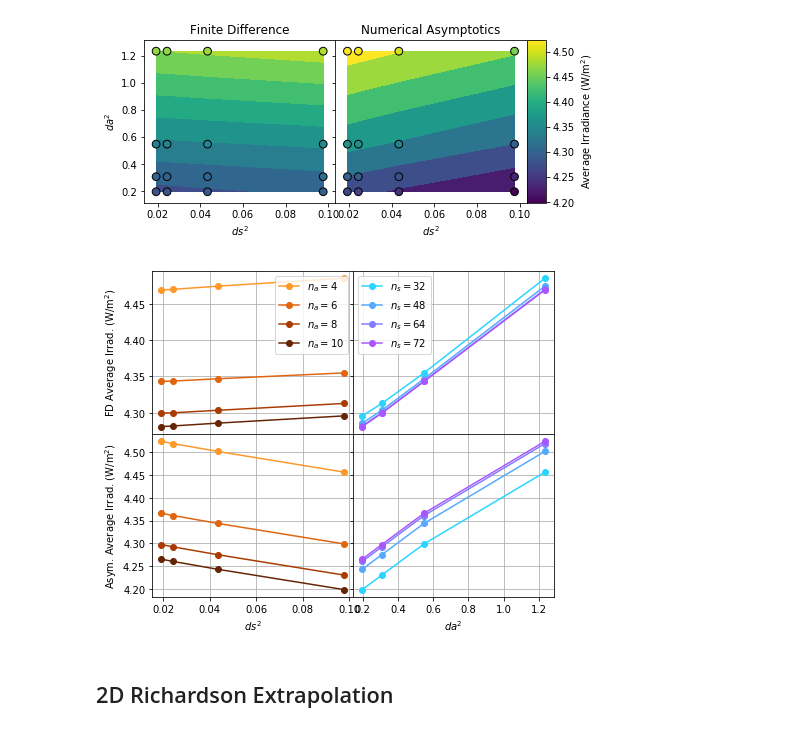
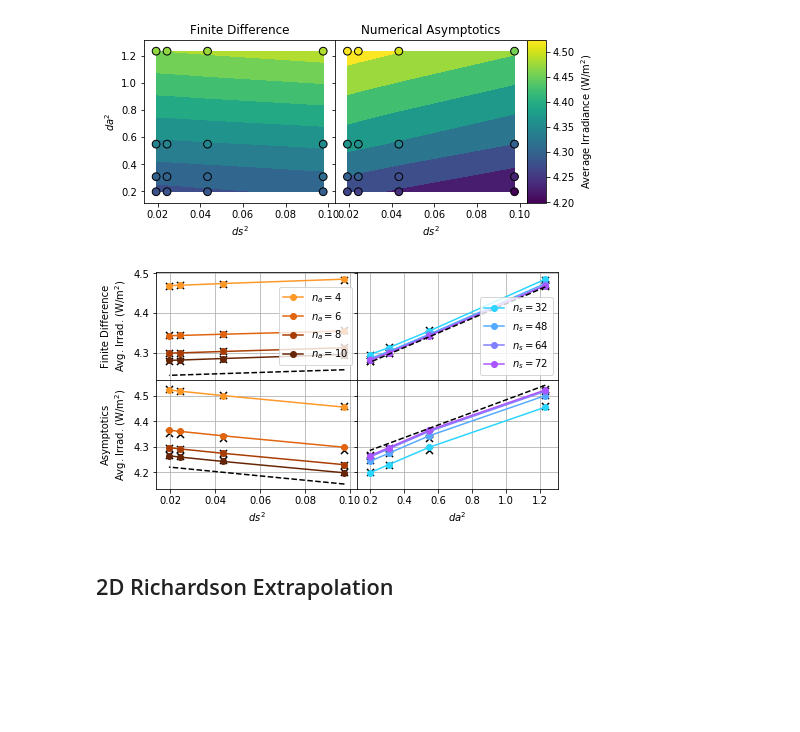
Before and after one commit to OliverEvans96/kelp, a Jupyter notebook: code/python/VerificationOfCalculations.ipynb, the cells around one changed output. Saved outputs shown, nothing was run; the diff lists cells and outputs as text; code cells hidden in the pictures; blank space fills up the shorter version.

```diff
--- a/code/python/VerificationOfCalculations.ipynb
+++ b/code/python/VerificationOfCalculations.ipynb
@@ -1910,7 +1917,7 @@ Finished combining DBs.
 #study_name = 'verify_kelp_better_abspt_std3_periodic_abs_asym_b_scat_ss_sm_th_a05_79x8'
 #study_name = 'verify_nokelp_flat_asym_b_scat_ss_sm_th_a05_32x18'
 #study_name = 'verify_real_kelp_asym_b_scat_ss_sm_th_a05_br01_72x10'
-study_name = 'iop_study_72x10_fix_bc'
+study_name = 'iop_study_72x10'
 base_dir = os.path.join(os.environ['SCRATCH'], 'kelp-results')
 study_dir = os.path.join(base_dir, study_name)
 # %%
@@ -2007,5 +2014,5 @@ a_water_list = np.linspace(0.1, 0.5, 10)
 b_list = np.logspace(np.log10(1e-2), np.log10(1.5), 10)
 num_scatters_list = [0, 1, 2, 3]
 
-err_df = pd.read_csv('iop_study_72x10_fix_bc_l1_err.csv')
+err_df = pd.read_csv('iop_study_72x10_l1_err.csv') * 4 * np.pi # Convert rad. to irrad.
 tot_err_arr = np.array(err_df['err']).reshape(*map(len,(a_water_list, b_list, num_scatters_list)))
@@ -2355,10 +2392,10 @@ plt.tight_layout()
 # %% [markdown]
 ## Assume error lines, calculate intersection
 # %%
-plt.figure(figsize=[6,4])
+plt.figure(figsize=[6*6/5,4])
 plt.xscale('log')
 plt.yscale('log')
-err_floor = 1e-2
+err_floor = 1e-1
 
 # Collect all a, b, err (excluding bad vals)
 all_er = np.ravel(tot_err_arr)
@@ -2463,11 +2500,11 @@ plt.annotate(
 print("xi_max = {:.3f}".format(xi_max_pred))
 print("er_max = {:.3f}".format(er_max_pred))
 plt.hlines(er_max_pred, 0, 5, linestyles='dashed', color='0.25', label='fit')
-plt.vlines(xi_max_pred, 0, 7, linestyles='dashed', color='0.25')
+plt.vlines(xi_max_pred, 0, 100, linestyles='dashed', color='0.25')
 #plt.hlines(er_max, 0, 5, linestyles='dashed', color='purple', label='eye')
 #plt.vlines(xi_max, 0, 7, linestyles='dashed', color='purple')
 plt.xlabel(r'$\xi$ (m$^{-1/4}$)')
-plt.ylabel(r'$\varepsilon$ (avg. rad. err.)')
+plt.ylabel(r'$\varepsilon$ (Avg. Irrad. Error)')
 plt.legend()
 plt.tight_layout()
 #plt.savefig('/scratch/kelp-figures/asym_err_vs_xi_all_n_fit_all.pdf')
@@ -2512,9 +2557,0 @@ def plot_model_err_contour(k, log=False, levels=None, alim=[0, 2], blim=[0, 2],
-# %%
-plt.figure(figsize=(10,10))
-for k in num_scatters_list:
-    ax1 = plt.subplot(len(num_scatters_list), 2, 2*k+1)
-    plot_model_err_contour(k, log=False, ax=ax1)
-    ax2 = plt.subplot(len(num_scatters_list), 2, 2*k+2)
-    plot_model_err_contour(k, log=True, ax=ax2)
-plt.tight_layout()
-#plt.savefig('/scratch/kelp-figures/asym_err_model_vs_ab_all_k.pdf')
@@ -3403,7 +3425,7 @@ plt.savefig(os.path.join(os.environ['SCRATCH'], 'kelp-figures/gs_avg_irrad_conto
 # %% [output]
 [figure]
 # %%
-fig = plt.figure(figsize=(6/5*6,6))
+fig = plt.figure(figsize=(6/5*6,4))
 ax1 = plt.subplot2grid((2,2),(0,0))
 ax2 = plt.subplot2grid((2,2),(0,1), sharey=ax1)
 ax3 = plt.subplot2grid((2,2),(1,0), sharex=ax1)
@@ -3419,39 +3441,55 @@ offset1=3
 offset2=1
 # FD ns
 for m in range(len(na_arr)):
+    ai_pred = fd_avg_irrad_extrap + fd_avg_irrad_coefs[0]*dsg[:,m]**2 + fd_avg_irrad_coefs[1]*dag[:,m]**2
     ax1.plot(dsg[:,m]**2, fd_avg_irrad_arr[:,m], 'o-', c=mpl.cm.YlOrBr((m+offset1)/(len(na_arr)+offset)), label='$n_a={}$'.format(na_arr[m]))
+    ax1.scatter(dsg[:,m]**2, ai_pred, marker='x', c='k', s=50)
 #ax1.xlabel('ds^2')
-ax1.set_ylabel('FD Average Irrad. (W/m$^2$)')
+eps_s = fd_avg_irrad_extrap + fd_avg_irrad_coefs[0]*dsg[:,m]**2
+ax1.plot(dsg[:,m]**2, eps_s, '--k')
+ax1.set_ylabel('Finite Difference\nAvg. Irrad. (W/m$^2$)')
 ax1.grid()
 ax1.legend()
 
 # FD na
 for n in range(len(ns_arr)):
+    ai_pred = fd_avg_irrad_extrap + fd_avg_irrad_coefs[0]*dsg[n,:]**2 + fd_avg_irrad_coefs[1]*dag[n,:]**2,
     ax2.plot(dag[n,:]**2, fd_avg_irrad_arr[n,:], 'o-', c=mpl.cm.cool((n+offset2)/(len(ns_arr)+offset)), label='$n_s={}$'.format(ns_arr[n]))
+    ax2.scatter(dag[n,:]**2, ai_pred, marker='x', c='k', s=50)
+eps_a = fd_avg_irrad_extrap + fd_avg_irrad_coefs[1]*dag[n,:]**2
+ax2.plot(dag[n,:]**2, eps_a, '--k')
 #ax2.xlabel('da^2')
 #ax2.ylabel('fd avg. irrad.')
 ax2.grid()
 ax2.legend()
 
 # Asym ns
 for m in range(len(na_arr)):
+    ai_pred = asym_avg_irrad_extrap + asym_avg_irrad_coefs[0]*dsg[:,m]**2 + asym_avg_irrad_coefs[1]*dag[:,m]**2,
     ax3.plot(dsg[:,m]**2, asym_avg_irrad_arr[:,m,0], 'o-', c=mpl.cm.YlOrBr((m+offset1)/(len(na_arr)+offset)), label='$n_a={}$'.format(na_arr[m]))
+    ax3.scatter(dsg[:,m]**2, ai_pred, marker='x', c='k', s=50)
+eps_s = asym_avg_irrad_extrap + asym_avg_irrad_coefs[0]*dsg[:,m]**2
+ax3.plot(dsg[:,m]**2, eps_s, '--k')
 ax3.set_xlabel('$ds^2$')
-ax3.set_ylabel('Asym. Average Irrad. (W/m$^2$)')
+ax3.set_ylabel('Asymptotics\nAvg. Irrad. (W/m$^2$)')
 ax3.grid()
 #ax3.legend()
 
 # Asym na
 for n in range(len(ns_arr)):
+    ai_pred = asym_avg_irrad_extrap + asym_avg_irrad_coefs[0]*dsg[n,:]**2 + asym_avg_irrad_coefs[1]*dag[n,:]**2,
+    ax4.scatter(dag[n,:]**2, ai_pred, marker='x', c='k', s=50)
     ax4.plot(dag[n,:]**2, asym_avg_irrad_arr[n,:,0], 'o-', c=mpl.cm.cool((n+offset2)/(len(ns_arr)+offset)), label='$n_s={}$'.format(ns_arr[n]))
+eps_a = asym_avg_irrad_extrap + asym_avg_irrad_coefs[1]*dag[n,:]**2
+ax4.plot(dag[n,:]**2, eps_a, '--k')
 ax4.set_xlabel('$da^2$')
 #ax4.set_ylabel('asym avg. irrad.')
 ax4.grid()
 #ax4.legend()
 
 plt.savefig(os.path.join(os.environ['SCRATCH'], 'kelp-figures/gs_avg_irrad_lines.pdf'), bbox_inches='tight')
 # %% [output]
-[figure, old version]
+[figure, new version]
 # %% [markdown]
 ## 2D Richardson Extrapolation
 # %%
```
Also changed, not shown: parts of 41 cells of this notebook, 6 other files.
